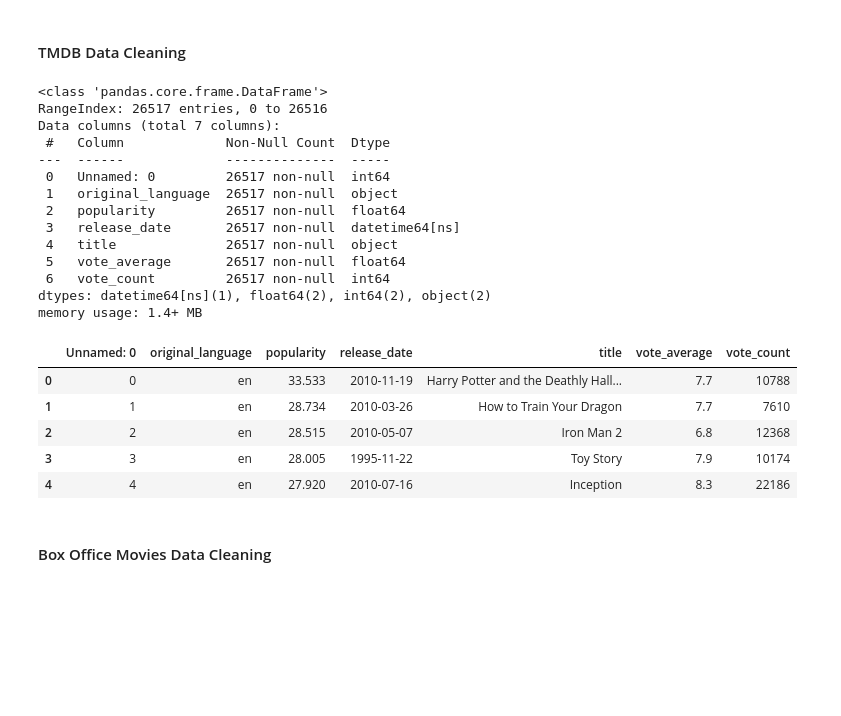
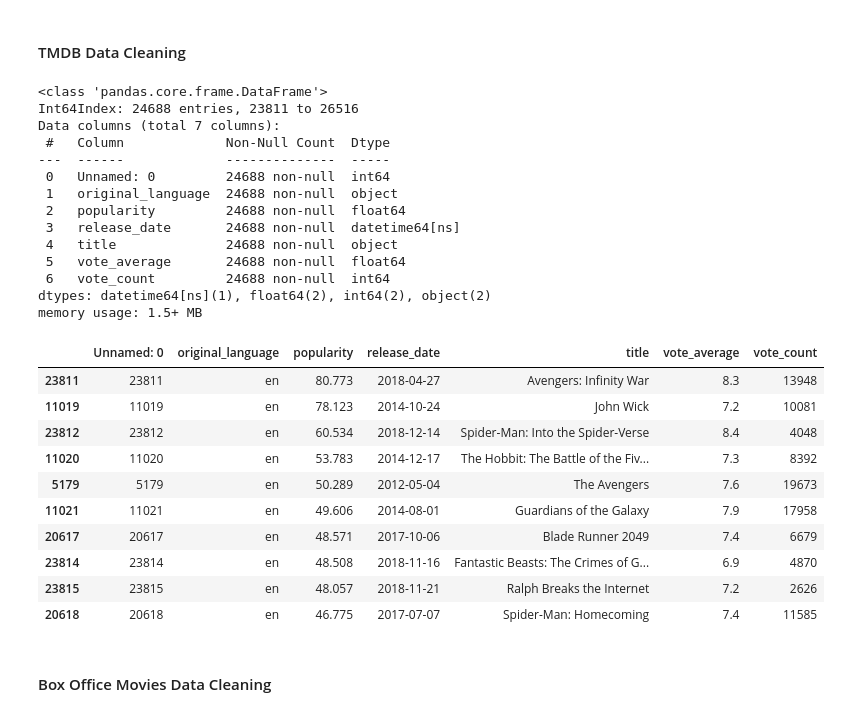
Before and after one commit to lewigi/dsc-phase-1-project-v2-4, a Jupyter notebook: student.ipynb, the cells around one changed output. Saved outputs shown, nothing was run; the diff lists cells and outputs as text; code cells hidden in the pictures; blank space fills up the shorter version.

```diff
--- a/student.ipynb
+++ b/student.ipynb
@@ -372,35 +372,48 @@ tmdb_movies.drop(columns=['original_title', 'genre_ids', 'id'], inplace=True)
 
 tmdb_movies['release_date'] = pd.to_datetime(tmdb_movies['release_date'])
 
+# Sort values in descending order according to popularity
+
+tmdb_movies.sort_values('popularity', ascending=False, inplace=True)
+
+# Drop duplicates
+
+tmdb_movies.drop_duplicates(subset = ['title'], inplace=True)
+
 # Inspect tmdb_movies
 
 tmdb_movies.info()
 # %% [output]
 <class 'pandas.core.frame.DataFrame'>
-RangeIndex: 26517 entries, 0 to 26516
+Int64Index: 24688 entries, 23811 to 26516
 Data columns (total 7 columns):
  #   Column             Non-Null Count  Dtype
 ---  ------             --------------  -----
- 0   Unnamed: 0         26517 non-null  int64
- 1   original_language  26517 non-null  object
- 2   popularity         26517 non-null  float64
- 3   release_date       26517 non-null  datetime64[ns]
- 4   title              26517 non-null  object
- 5   vote_average       26517 non-null  float64
- 6   vote_count         26517 non-null  int64
+ 0   Unnamed: 0         24688 non-null  int64
+ 1   original_language  24688 non-null  object
+ 2   popularity         24688 non-null  float64
+ 3   release_date       24688 non-null  datetime64[ns]
+ 4   title              24688 non-null  object
+ 5   vote_average       24688 non-null  float64
+ 6   vote_count         24688 non-null  int64
 dtypes: datetime64[ns](1), float64(2), int64(2), object(2)
-memory usage: 1.4+ MB
+memory usage: 1.5+ MB
 # %%
 # Preview tmdb_movies
 
-tmdb_movies.head()
+tmdb_movies.head(10)
 # %% [output]
 |  | Unnamed: 0 | original_language | popularity | release_date | title | vote_average | vote_count |
-| 0 | 0 | en | 33.533 | 2010-11-19 | Harry Potter and the Deathly Hall... | 7.7 | 10788 |
-| 1 | 1 | en | 28.734 | 2010-03-26 | How to Train Your Dragon | 7.7 | 7610 |
-| 2 | 2 | en | 28.515 | 2010-05-07 | Iron Man 2 | 6.8 | 12368 |
-| 3 | 3 | en | 28.005 | 1995-11-22 | Toy Story | 7.9 | 10174 |
-| 4 | 4 | en | 27.920 | 2010-07-16 | Inception | 8.3 | 22186 |
+| 23811 | 23811 | en | 80.773 | 2018-04-27 | Avengers: Infinity War | 8.3 | 13948 |
+| 11019 | 11019 | en | 78.123 | 2014-10-24 | John Wick | 7.2 | 10081 |
+| 23812 | 23812 | en | 60.534 | 2018-12-14 | Spider-Man: Into the Spider-Verse | 8.4 | 4048 |
+| 11020 | 11020 | en | 53.783 | 2014-12-17 | The Hobbit: The Battle of the Fiv... | 7.3 | 8392 |
+| 5179 | 5179 | en | 50.289 | 2012-05-04 | The Avengers | 7.6 | 19673 |
+| 11021 | 11021 | en | 49.606 | 2014-08-01 | Guardians of the Galaxy | 7.9 | 17958 |
+| 20617 | 20617 | en | 48.571 | 2017-10-06 | Blade Runner 2049 | 7.4 | 6679 |
+| 23814 | 23814 | en | 48.508 | 2018-11-16 | Fantastic Beasts: The Crimes of G... | 6.9 | 4870 |
+| 23815 | 23815 | en | 48.057 | 2018-11-21 | Ralph Breaks the Internet | 7.2 | 2626 |
+| 20618 | 20618 | en | 46.775 | 2017-07-07 | Spider-Man: Homecoming | 7.4 | 11585 |
 # %% [markdown]
 #### Box Office Movies Data Cleaning
 # %%
```
Also changed, not shown: parts of 21 cells of this notebook.
